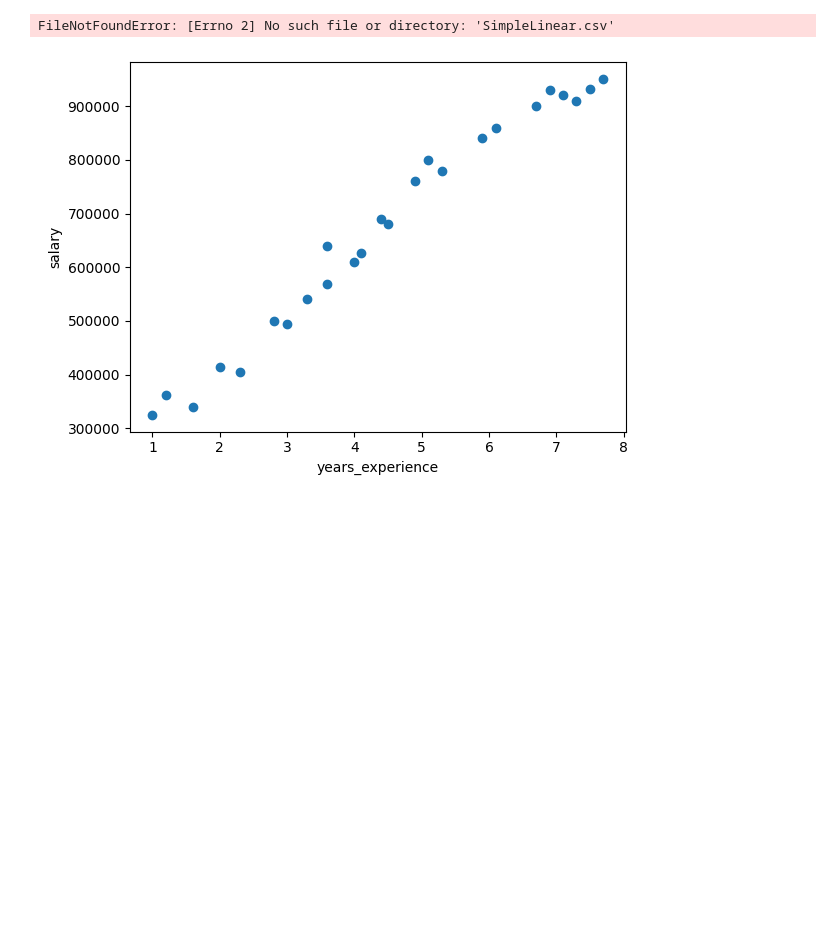
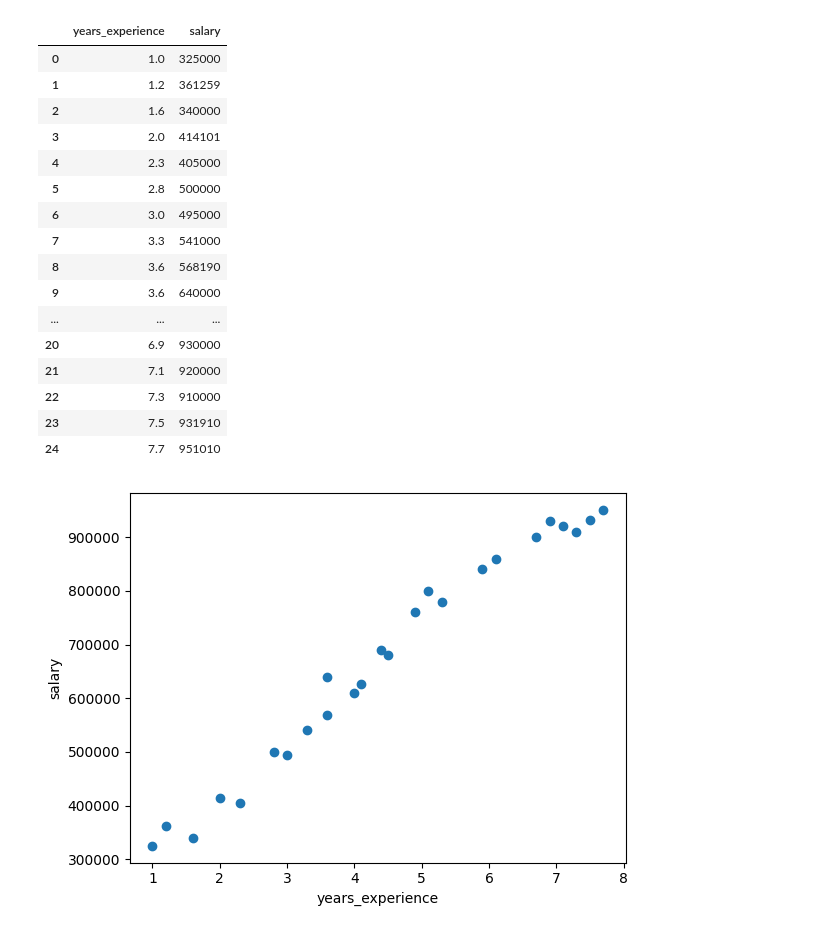
Before and after one commit to WillowsCosmic/Machine-learning-in-Python, a Jupyter notebook: Linear_Regression(1).ipynb, the cells around one changed output. Drawn from its saved outputs; the diff is of its cells as text; code cells hidden in the pictures; blank space fills up the shorter version.

Commit message:
Linear Regression

```diff
--- a/Linear_Regression(1).ipynb
+++ b/Linear_Regression(1).ipynb
@@ -4,10 +4,26 @@ import numpy as np
 import matplotlib.pyplot as plt
 from sklearn import linear_model
 # %%
-df = pd.read_csv("SimpleLinear.csv")
+df = pd.read_csv("./CSV/SimpleLinear.csv")
 df
 # %% [output]
-FileNotFoundError: [Errno 2] No such file or directory: 'SimpleLinear.csv'
+|  | years_experience | salary |
+| 0 | 1.0 | 325000 |
+| 1 | 1.2 | 361259 |
+| 2 | 1.6 | 340000 |
+| 3 | 2.0 | 414101 |
+| 4 | 2.3 | 405000 |
+| 5 | 2.8 | 500000 |
+| 6 | 3.0 | 495000 |
+| 7 | 3.3 | 541000 |
+| 8 | 3.6 | 568190 |
+| 9 | 3.6 | 640000 |
+| ... | ... | ... |
+| 20 | 6.9 | 930000 |
+| 21 | 7.1 | 920000 |
+| 22 | 7.3 | 910000 |
+| 23 | 7.5 | 931910 |
+| 24 | 7.7 | 951010 |
 # %%
 %matplotlib inline
 plt.xlabel('years_experience');
```
